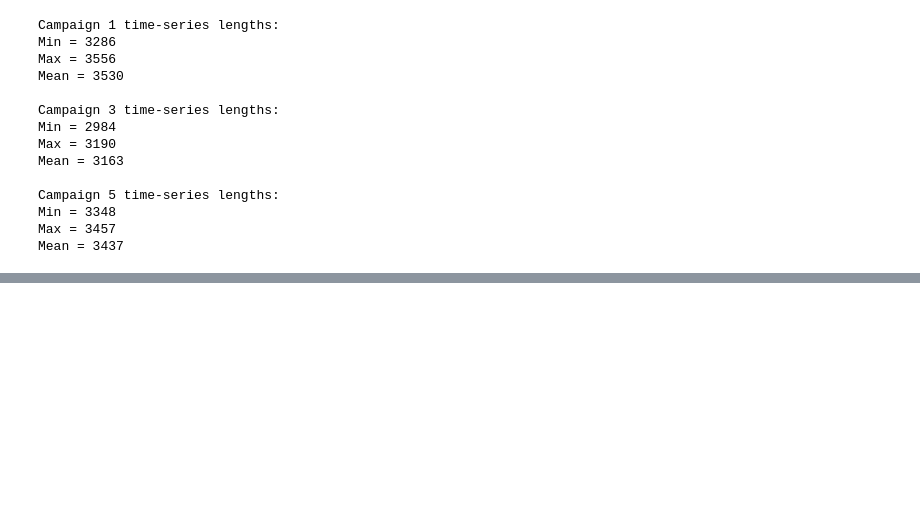
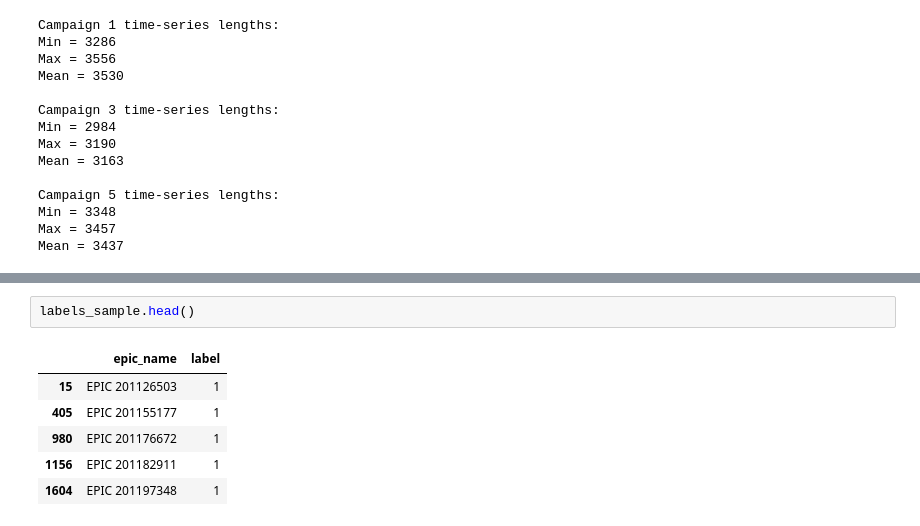
Before and after one commit to alexkapele/exoplanet-exploration, a Jupyter notebook: exoplanet_exploration.ipynb, the cells around one changed output, grey strips where cells are left out. Drawn from its saved outputs; the diff is of its cells as text; blank space fills up the shorter version.

```diff
--- a/exoplanet_exploration.ipynb
+++ b/exoplanet_exploration.ipynb
@@ -308,0 +339,9 @@ flux_data.head()
+# %%
+labels_sample.head()
+# %% [output]
+|  | epic_name | label |
+| 15 | EPIC 201126503 | 1 |
+| 405 | EPIC 201155177 | 1 |
+| 980 | EPIC 201176672 | 1 |
+| 1156 | EPIC 201182911 | 1 |
+| 1604 | EPIC 201197348 | 1 |
```
Also changed, not shown: parts of 10 cells of this notebook.
